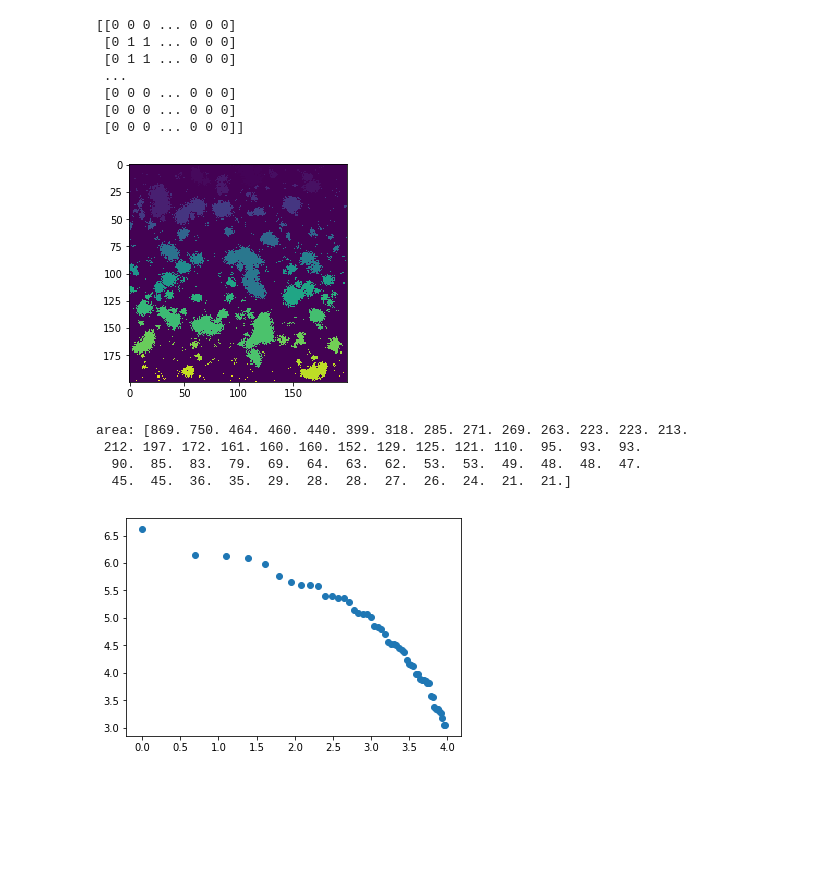
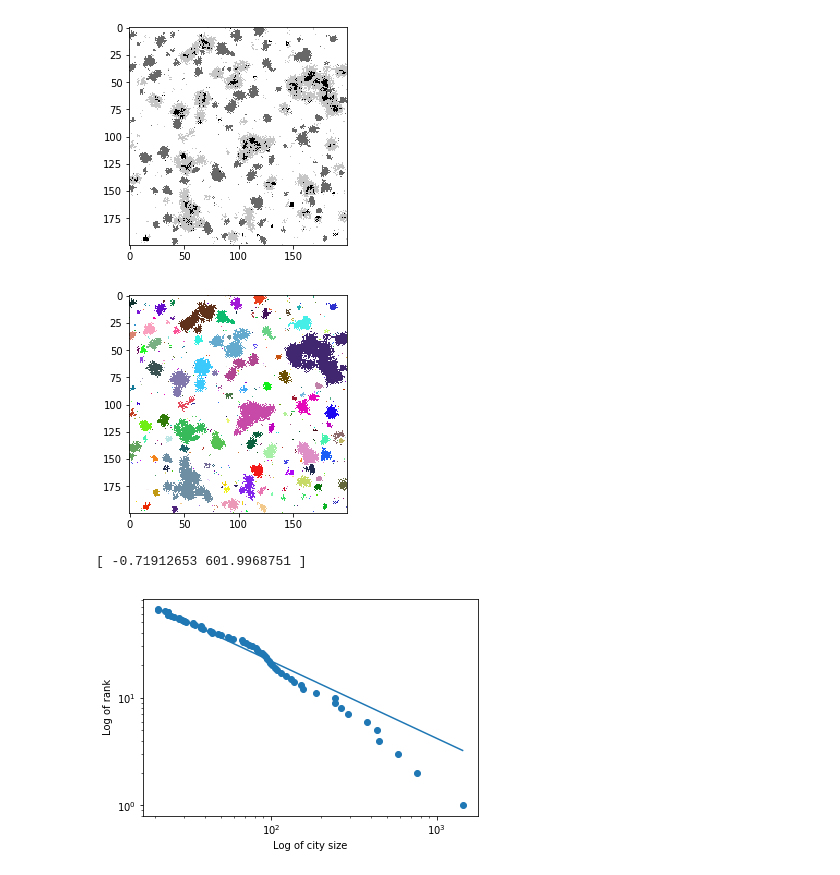
Before and after one commit to TessaRidderikhoff/UrbanGrowth, a Jupyter notebook: citysizedistribution.ipynb, the cells around one changed output. Saved outputs shown, nothing was run; the diff lists cells and outputs as text; code cells hidden in the pictures; blank space fills up the shorter version.

```diff
--- a/citysizedistribution.ipynb
+++ b/citysizedistribution.ipynb
@@ -207,47 +197,60 @@ citiesovertime = simulate_growth(initialcity, width, height, steps, Nh, a, mkd,
 # %%
-# from pylab import *
+from pylab import *
+import copy
 from scipy.ndimage import measurements
+import scipy
 
 s = [[1,1,1],
-    [1,1,1],
-    [1,1,1]]
+     [1,1,1],
+     [1,1,1]]
 
 testM = copy.deepcopy(citiesovertime[(steps - 1)])
+
+plt.imshow(testM, cmap = "Greys")
+plt.show()
+
 testM[testM == 3] = 1
 testM[testM == 2] = 1
 lw, num = measurements.label(testM, structure = s)
-print(lw)
 
-plt.imshow(lw)
+lw =np.ma.masked_where(lw == 0, lw)
+
+cmap = matplotlib.colors.ListedColormap ( np.random.rand ( 256,3))
+cmap.set_bad(color='white')
+
+plt.imshow(lw, cmap = cmap)
 plt.show()
 
 area = measurements.sum(testM, lw, index=arange(lw.max() + 1))
+
 area = -np.sort(-area[area > 20])
 
-print("area:", area)
+# x = area
+# y = range(1, len(area)+1)
+x = area
+y = range(1, len(area)+1)
 
-plt.scatter(log(range(0, len(area))), log(area))
+plt.scatter(x, y)
 
-# # plt.scatter(range(0, len(area)), sort(log(area)))
-# # plt.scatter(sort(log(area)), log(range(len(area), 0, -1)))
-# plt.scatter(range(len(area), 0, -1), sort(log(area)))
-# plt.show()
+linfit = np.polyfit(x, y, 1)
 
-# # plt.matshow(testM, vmin = 0, vmax = 3, cmap = 'Greys')
-# # plt.colorbar()
+def func_powerlaw(x, m, c):
+    return x**m * c
+
+sol2 = scipy.optimize.curve_fit(func_powerlaw, x, y, p0 = [-1, 10**5], maxfev = 2000)[0]
+print(sol2)
+
+plt.plot(x, x**sol2[0] * sol2[1])
+# plt.plot(x, x * linfit[0] + linfit[1], c = "C1")
+plt.xscale('log')
+plt.yscale('log')
+plt.xlabel('Log of city size')
+plt.ylabel('Log of rank')
+
 plt.show()
 # %% [output]
+[figure, new version]
+[figure, new version]
-[[0 0 0 ... 0 0 0]
- [0 1 1 ... 0 0 0]
- [0 1 1 ... 0 0 0]
- ...
- [0 0 0 ... 0 0 0]
- [0 0 0 ... 0 0 0]
- [0 0 0 ... 0 0 0]]
+[ -0.71912653 601.9968751 ]
-[figure, old version]
-area: [869. 750. 464. 460. 440. 399. 318. 285. 271. 269. 263. 223. 223. 213.
- 212. 197. 172. 161. 160. 160. 152. 129. 125. 121. 110.  95.  93.  93.
-  90.  85.  83.  79.  69.  64.  63.  62.  53.  53.  49.  48.  48.  47.
-  45.  45.  36.  35.  29.  28.  28.  27.  26.  24.  21.  21.]
-[figure, old version]
+[figure, added]
 # %%
```
Also changed, not shown: parts of 4 cells of this notebook, 9 other files.
